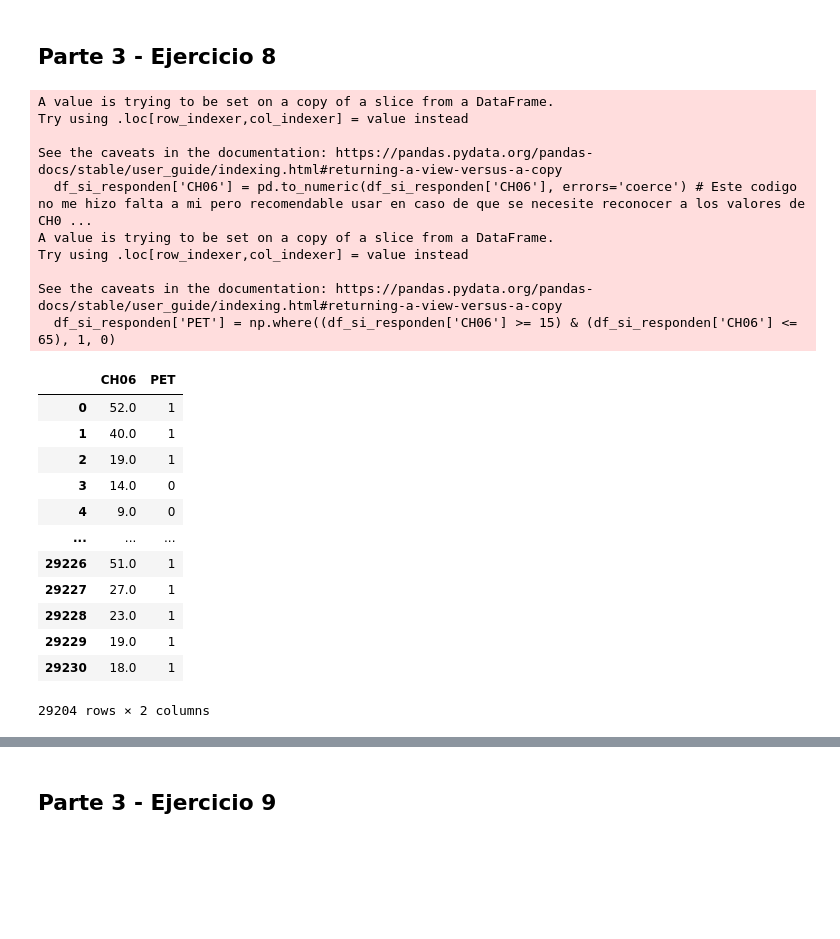
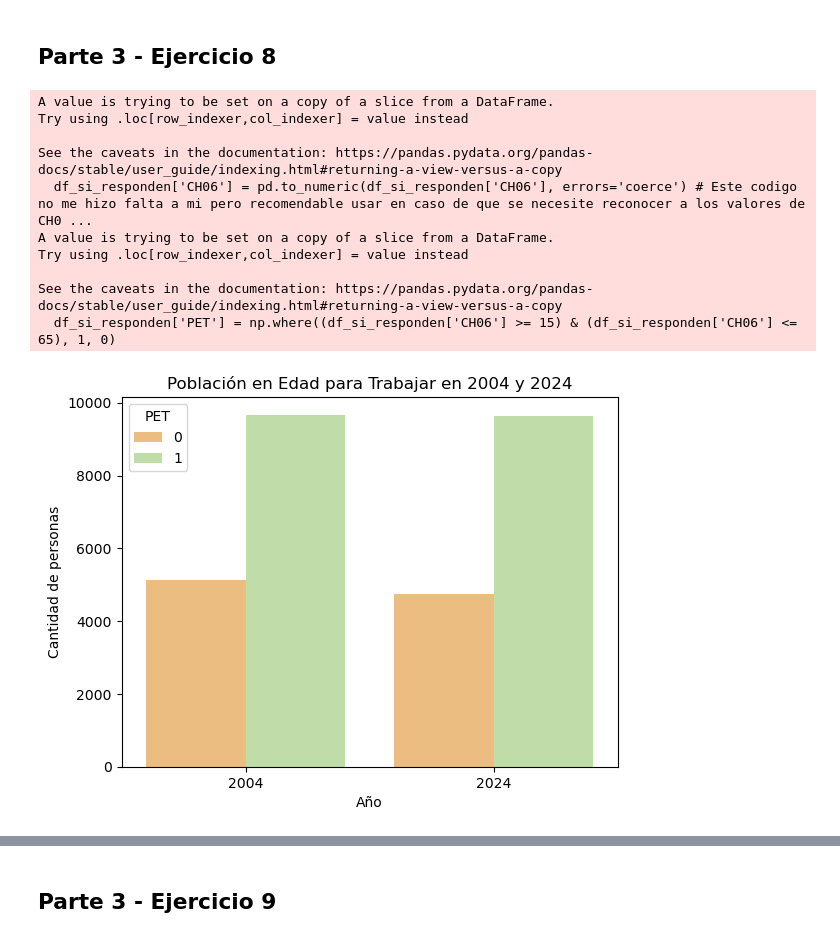
Before and after one commit to MaxiPetrini/BigDataUBA-Grupo16, a Jupyter notebook: TP2/tp2.ipynb, the cells around one changed output, grey strips where cells are left out. Saved outputs shown, nothing was run; the diff lists cells and outputs as text; code cells hidden in the pictures; blank space fills up the shorter version.

```diff
--- a/TP2/tp2.ipynb
+++ b/TP2/tp2.ipynb
@@ -404,28 +402,24 @@ See the caveats in the documentation: https://pandas.pydata.org/pandas-docs/stab
 # %%
 df_si_responden['CH06'] = pd.to_numeric(df_si_responden['CH06'], errors='coerce') # Este codigo no me hizo falta a mi pero recomendable usar en caso de que se necesite reconocer a los valores de CH06 (edad) como numero y no como str/int.
 df_si_responden['PET'] = np.where((df_si_responden['CH06'] >= 15) & (df_si_responden['CH06'] <= 65), 1, 0)
 df_si_responden[["CH06","PET"]] # Esto muestra la verificación: 15 < CH06 < 65 = 1.
+
+sns.countplot(data=df_si_responden, x='ANO4', hue='PET', palette='Spectral') # (https://seaborn.pydata.org/tutorial/color_palettes.html)
+
+plt.title("Población en Edad para Trabajar en 2004 y 2024")
+plt.xlabel("Año")
+plt.ylabel("Cantidad de personas")
+plt.legend(title='PET')
+plt.show()
 # %% [output]
 A value is trying to be set on a copy of a slice from a DataFrame.
 Try using .loc[row_indexer,col_indexer] = value instead
 
 See the caveats in the documentation: https://pandas.pydata.org/pandas-docs/stable/user_guide/indexing.html#returning-a-view-versus-a-copy
   df_si_responden['CH06'] = pd.to_numeric(df_si_responden['CH06'], errors='coerce') # Este codigo no me hizo falta a mi pero recomendable usar en caso de que se necesite reconocer a los valores de CH0 ...
 A value is trying to be set on a copy of a slice from a DataFrame.
 Try using .loc[row_indexer,col_indexer] = value instead
 
 See the caveats in the documentation: https://pandas.pydata.org/pandas-docs/stable/user_guide/indexing.html#returning-a-view-versus-a-copy
   df_si_responden['PET'] = np.where((df_si_responden['CH06'] >= 15) & (df_si_responden['CH06'] <= 65), 1, 0)
-|  | CH06 | PET |
-| 0 | 52.0 | 1 |
-| 1 | 40.0 | 1 |
-| 2 | 19.0 | 1 |
-| 3 | 14.0 | 0 |
-| 4 | 9.0 | 0 |
-| ... | ... | ... |
-| 29226 | 51.0 | 1 |
-| 29227 | 27.0 | 1 |
-| 29228 | 23.0 | 1 |
-| 29229 | 19.0 | 1 |
-| 29230 | 18.0 | 1 |
-29204 rows × 2 columns
+[figure, added]
```
Also changed, not shown: parts of 6 cells of this notebook.
